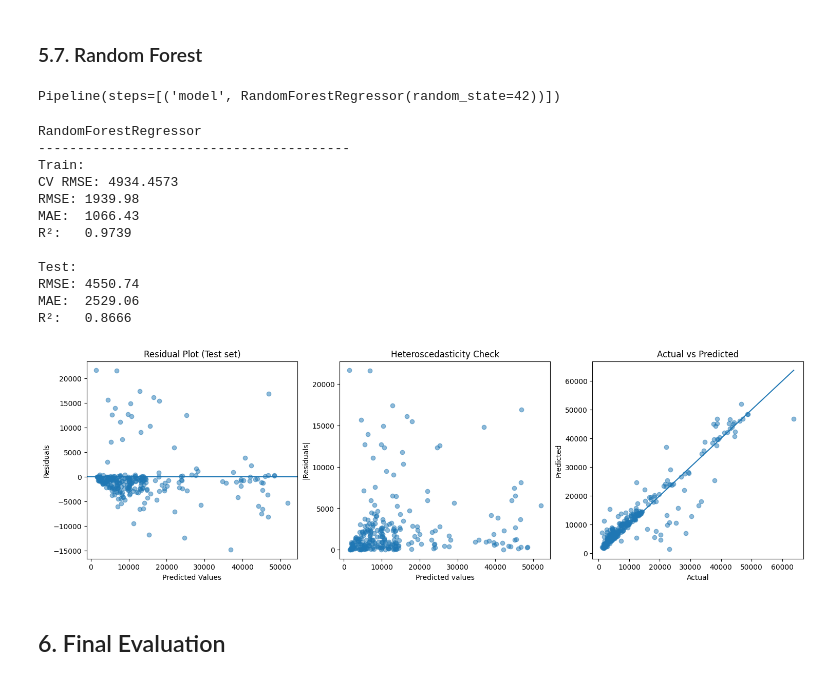
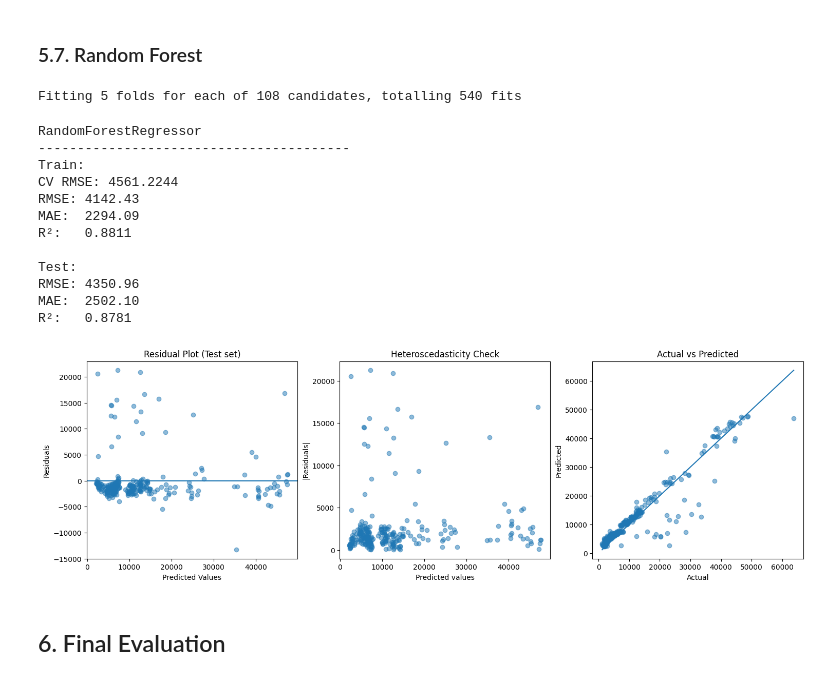
Before and after one commit to NikifBi/Medical_Costs_Regression_Analysis, a Jupyter notebook: Medical Costs.ipynb, the cells around one changed output. Saved outputs shown, nothing was run; the diff lists cells and outputs as text; code cells hidden in the pictures.

Commit message:
GridSearch for Random Forest

```diff
--- a/Medical Costs.ipynb
+++ b/Medical Costs.ipynb
@@ -1281,31 +1282,44 @@ R²:   0.8666
 [figure]
 # %% [markdown]
 ### 5.7. Random Forest
-# %%
-### Initialize Pipeline
-pipe_rf = Pipeline([
-    ('model', RandomForestRegressor(n_estimators=100, random_state=random_state))])
-
-### Fit model on training data
-pipe_rf.fit(X_train_raw, y_train_raw)
-# %% [output]
-Pipeline(steps=[('model', RandomForestRegressor(random_state=42))])
+# %%
+### Initialize Pipeline
+pipe_rf = Pipeline([
+    ('model', RandomForestRegressor(n_estimators=200, random_state=random_state))])
+
+### Parameter grid for hyperparameter tuning
+param_grid = {
+    "model__max_depth": [None, 5, 10, 20],
+    "model__min_samples_split": [2, 5, 10],
+    "model__min_samples_leaf": [1, 2, 4],
+    "model__max_features": ["sqrt", 0.5, 1.0]
+}
+
+### Hyperparameter tuning with GridSearchCV
+grid_rf = GridSearchCV(estimator=pipe_rf, param_grid=param_grid, cv=5, scoring="neg_root_mean_squared_error", n_jobs=-1, verbose = 1)
+
+### Fit model on training data
+grid_rf.fit(X_train_raw, y_train_raw)
+
+best_rf = grid_rf.best_estimator_
+# %% [output]
+Fitting 5 folds for each of 108 candidates, totalling 540 fits
 # %%
-evaluate_model(pipe_rf, X_train_raw, X_test_raw, y_train_raw, y_test_raw, log = False, name = '')
-graph_residuals(pipe_rf, X_test_raw, y_test_raw)
+evaluate_model(best_rf, X_train_raw, X_test_raw, y_train_raw, y_test_raw, log = False, name = '')
+graph_residuals(best_rf, X_test_raw, y_test_raw)
 # %% [output]
 RandomForestRegressor
 ----------------------------------------
 Train:
-CV RMSE: 4934.4573
-RMSE: 1939.98
-MAE:  1066.43
-R²:   0.9739
+CV RMSE: 4561.2244
+RMSE: 4142.43
+MAE:  2294.09
+R²:   0.8811
 
 Test:
-RMSE: 4550.74
-MAE:  2529.06
-R²:   0.8666
+RMSE: 4350.96
+MAE:  2502.10
+R²:   0.8781
-[figure, old version]
+[figure, new version]
 # %% [markdown]
 ## 6. Final Evaluation
```
Also changed, not shown: parts of 1 cell of this notebook.
